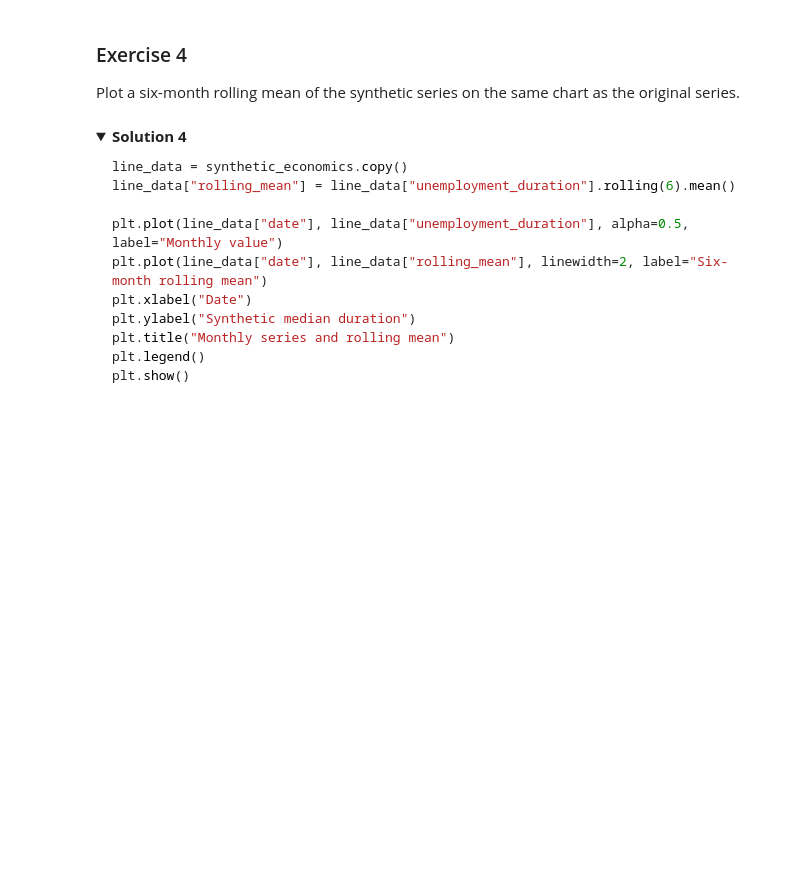
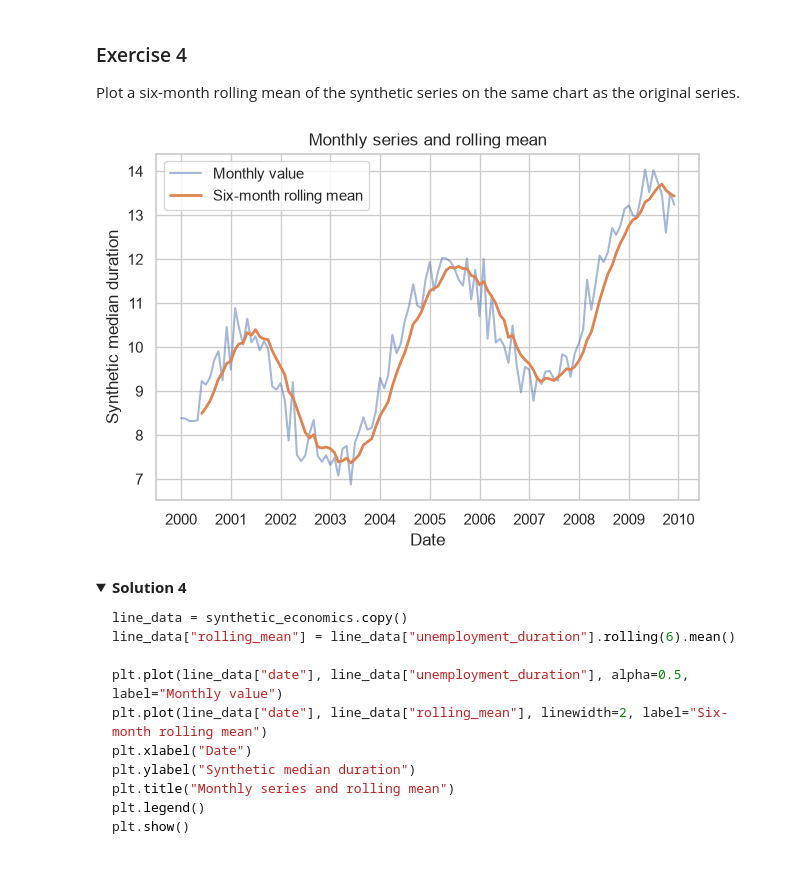
Before and after one commit to GitGud031005/AI-zero2hero-workshop, a Jupyter notebook: Notebooks_local/Day1_Lab2_Exploring_Data_Part2.ipynb, the cells around one changed output. Cells and saved outputs as stored; diff of their text form; code cells hidden in the pictures; folded sections open; blank space fills up the shorter version.

```diff
--- a/Notebooks_local/Day1_Lab2_Exploring_Data_Part2.ipynb
+++ b/Notebooks_local/Day1_Lab2_Exploring_Data_Part2.ipynb
@@ -302,6 +317,18 @@ plt.show()
 Plot a six-month rolling mean of the synthetic series on the same chart as the original series.
 # %%
 # Write your solution here
+line_data = synthetic_economics.copy()
+line_data["rolling_mean"] = line_data["unemployment_duration"].rolling(6).mean()
+
+plt.plot(line_data["date"], line_data["unemployment_duration"], alpha=0.5, label="Monthly value")
+plt.plot(line_data["date"], line_data["rolling_mean"], linewidth=2, label="Six-month rolling mean")
+plt.xlabel("Date")
+plt.ylabel("Synthetic median duration")
+plt.title("Monthly series and rolling mean")
+plt.legend()
+plt.show()
+# %% [output]
+[figure, added]
 # %% [markdown]
 <details>
 <summary><strong>Solution 4</strong></summary>
```
Also changed, not shown: parts of 16 cells of this notebook, 1 other file.
